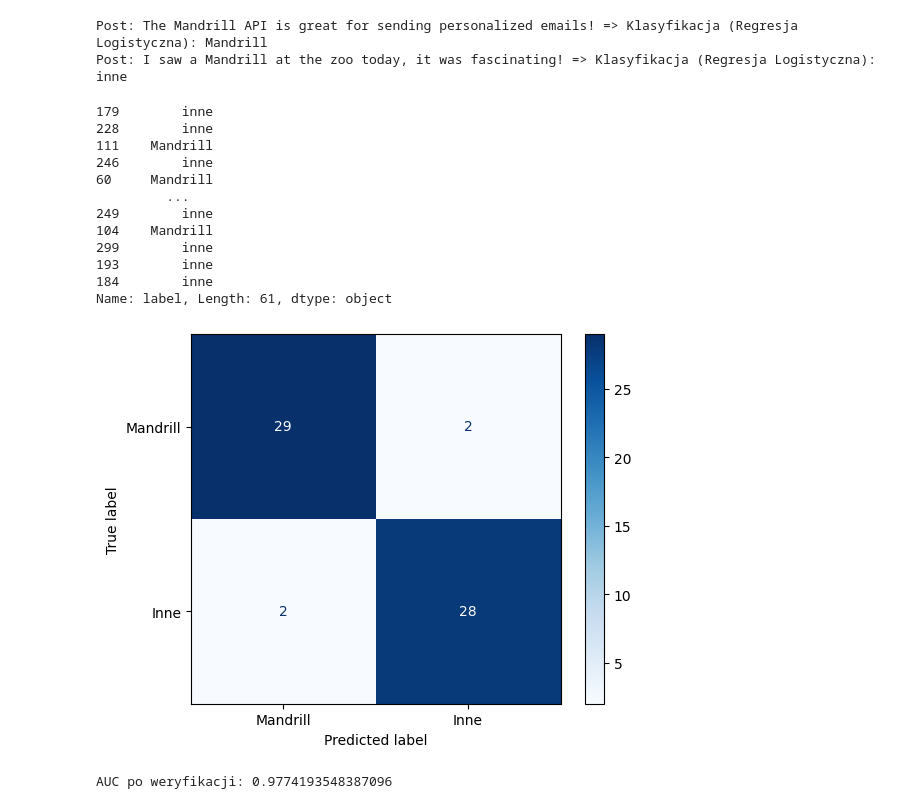
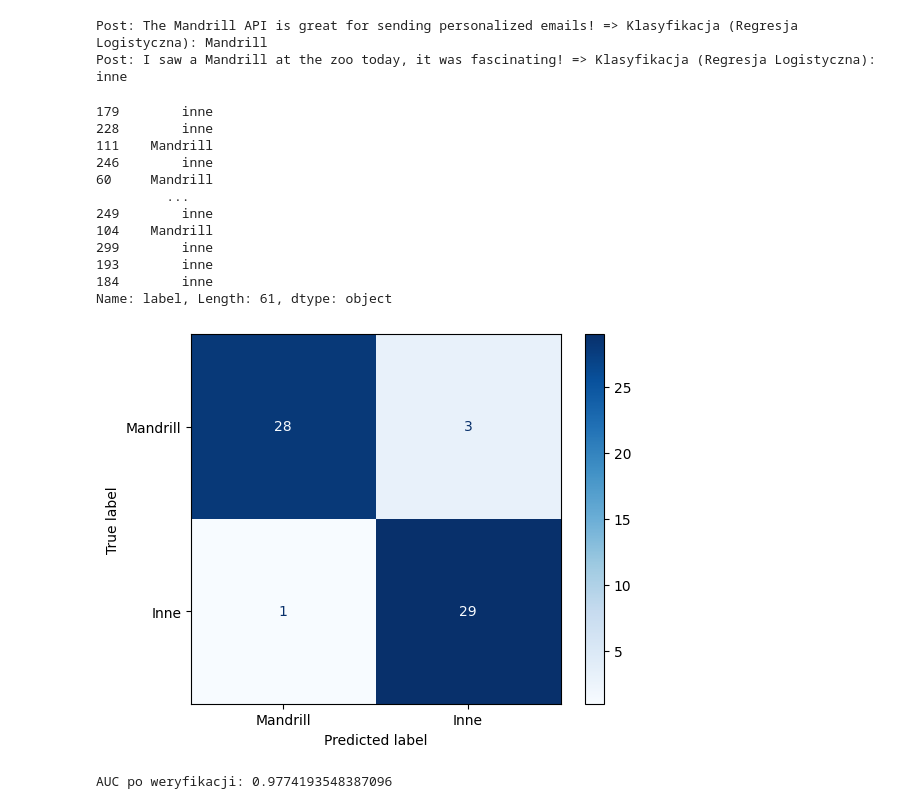
Before and after one commit to userofpi/Mandrill, a Jupyter notebook: ZAD3_2.ipynb, the cells around one changed output. Saved outputs shown, nothing was run; the diff lists cells and outputs as text; code cells hidden in the pictures.

```diff
--- a/ZAD3_2.ipynb
+++ b/ZAD3_2.ipynb
@@ -175,25 +253,25 @@ Post: I saw a Mandrill at the zoo today, it was fascinating! => Klasyfikacja (Re
 # %%
 from sklearn.metrics import confusion_matrix, ConfusionMatrixDisplay
 import matplotlib.pyplot as plt
-cm = confusion_matrix(y_test, y_pred)
+cm = confusion_matrix(y_test, y_pred_logistic)
 disp = ConfusionMatrixDisplay(confusion_matrix=cm, display_labels=["Mandrill", "Inne"])
 disp.plot(cmap="Blues")
 # krzywa ROC
 print(y_test)
 # %% [output]
 179        inne
 228        inne
 111    Mandrill
 246        inne
 60     Mandrill
          ...
 249        inne
 104    Mandrill
 299        inne
 193        inne
 184        inne
 Name: label, Length: 61, dtype: object
-[figure, old version]
+[figure, new version]
 # %%
 from sklearn.preprocessing import LabelBinarizer
 
```
Also changed, not shown: parts of 4 cells of this notebook, 8 other files.
